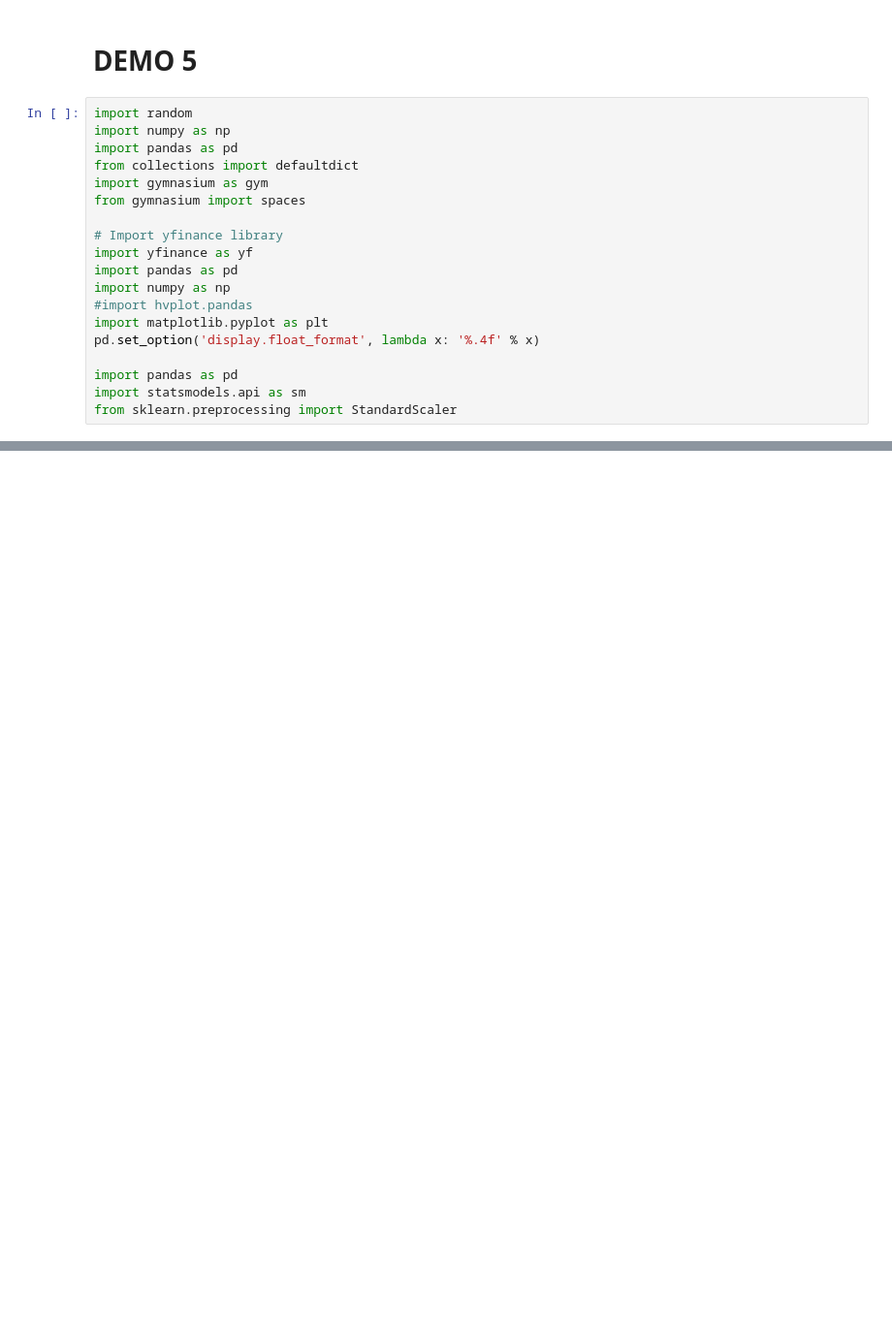
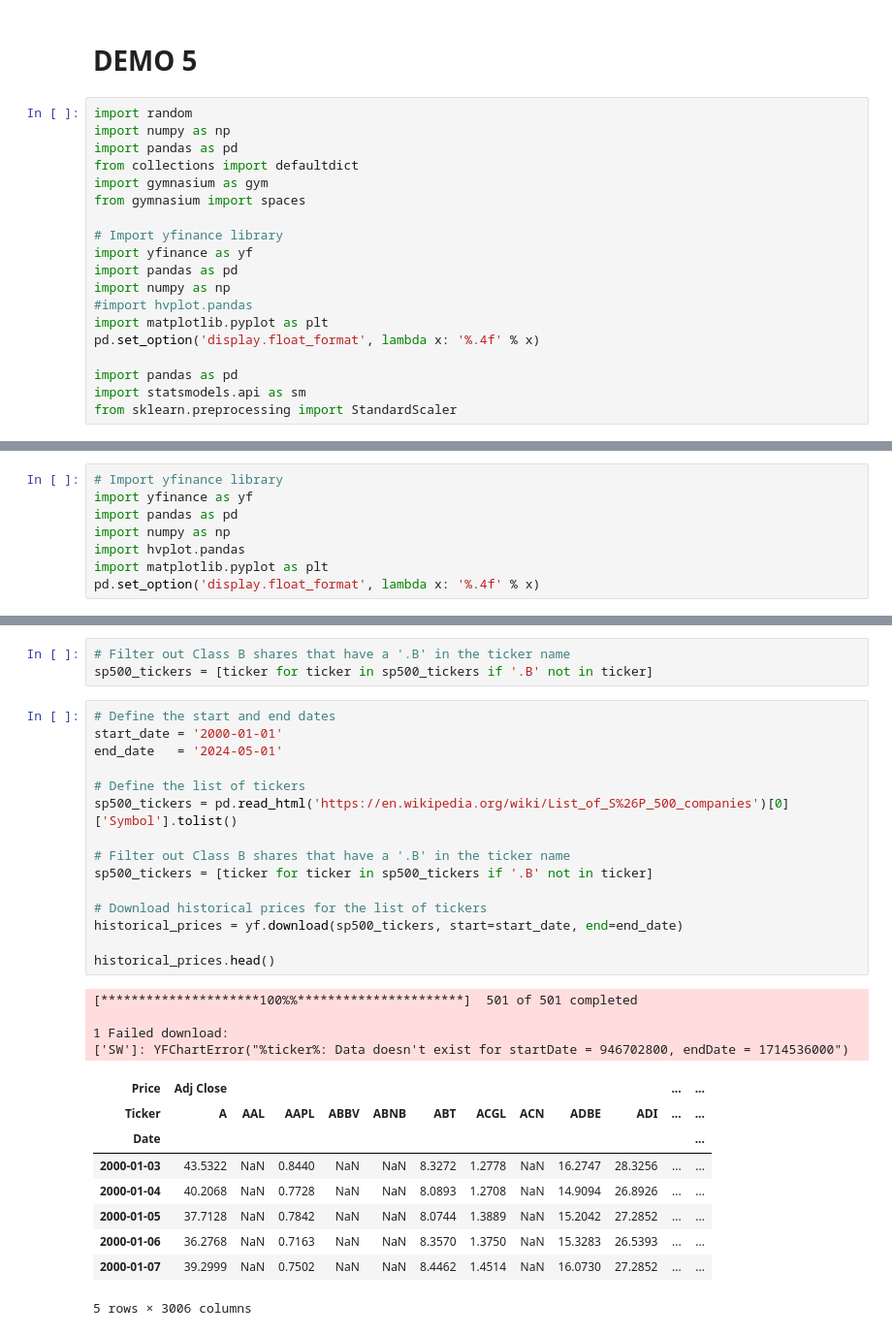
Before and after one commit to udacity/building-a-workflow-for-aI, a Jupyter notebook: l5-reinforcement-learning/Lesson5.ipynb, the cells around one changed output, grey strips where cells are left out. Shown at 97% size. Saved outputs shown, nothing was run; the diff lists cells and outputs as text; blank space fills up the shorter version.

```diff
--- a/l5-reinforcement-learning/Lesson5.ipynb
+++ b/l5-reinforcement-learning/Lesson5.ipynb
@@ -936,0 +937,8 @@ if __name__ == "__main__":
+# %%
+# Import yfinance library
+import yfinance as yf
+import pandas as pd
+import numpy as np
+import hvplot.pandas
+import matplotlib.pyplot as plt
+pd.set_option('display.float_format', lambda x: '%.4f' % x)
@@ -936,0 +955,32 @@ if __name__ == "__main__":
+# %%
+# Filter out Class B shares that have a '.B' in the ticker name
+sp500_tickers = [ticker for ticker in sp500_tickers if '.B' not in ticker]
+# %%
+# Define the start and end dates
+start_date = '2000-01-01'
+end_date   = '2024-05-01'
+
+# Define the list of tickers
+sp500_tickers = pd.read_html('https://en.wikipedia.org/wiki/List_of_S%26P_500_companies')[0]['Symbol'].tolist()
+
+# Filter out Class B shares that have a '.B' in the ticker name
+sp500_tickers = [ticker for ticker in sp500_tickers if '.B' not in ticker]
+
+# Download historical prices for the list of tickers
+historical_prices = yf.download(sp500_tickers, start=start_date, end=end_date)
+
+historical_prices.head()
+# %% [output]
+[*********************100%%**********************]  501 of 501 completed
+
+1 Failed download:
+['SW']: YFChartError("%ticker%: Data doesn't exist for startDate = 946702800, endDate = 1714536000")
+| Price | Adj Close |  |  |  |  |  |  |  |  |  | ... | ... |
+| Ticker | A | AAL | AAPL | ABBV | ABNB | ABT | ACGL | ACN | ADBE | ADI | ... | ... |
+| Date |  |  |  |  |  |  |  |  |  |  |  | ... |
+| 2000-01-03 | 43.5322 | NaN | 0.8440 | NaN | NaN | 8.3272 | 1.2778 | NaN | 16.2747 | 28.3256 | ... | ... |
+| 2000-01-04 | 40.2068 | NaN | 0.7728 | NaN | NaN | 8.0893 | 1.2708 | NaN | 14.9094 | 26.8926 | ... | ... |
+| 2000-01-05 | 37.7128 | NaN | 0.7842 | NaN | NaN | 8.0744 | 1.3889 | NaN | 15.2042 | 27.2852 | ... | ... |
+| 2000-01-06 | 36.2768 | NaN | 0.7163 | NaN | NaN | 8.3570 | 1.3750 | NaN | 15.3283 | 26.5393 | ... | ... |
+| 2000-01-07 | 39.2999 | NaN | 0.7502 | NaN | NaN | 8.4462 | 1.4514 | NaN | 16.0730 | 27.2852 | ... | ... |
+5 rows × 3006 columns
```
Also changed, not shown: parts of 40 cells of this notebook, 5 other files.
